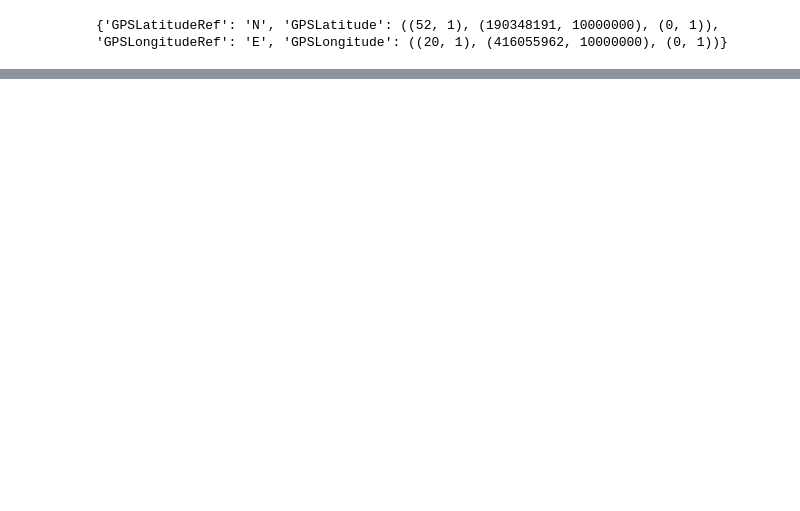
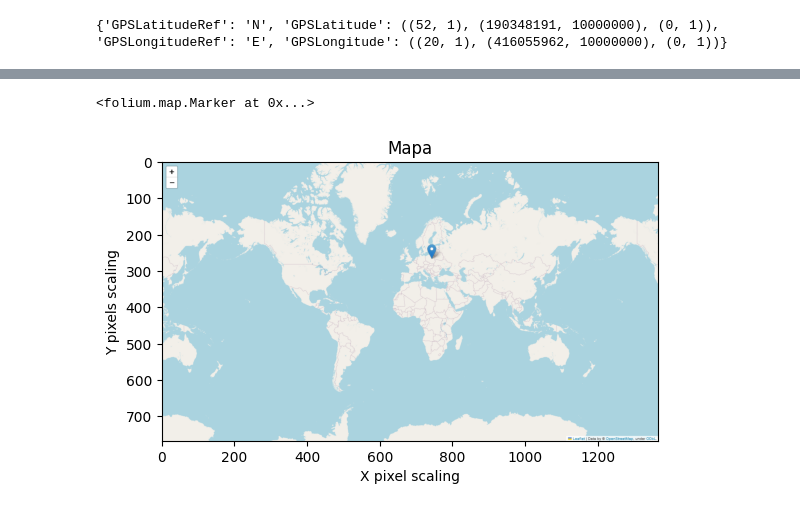
Before and after one commit to s17009/Trash, a Jupyter notebook: Trash.ipynb, the cells around one changed output, grey strips where cells are left out. Drawn from its saved outputs; the diff is of its cells as text; code cells hidden in the pictures; blank space fills up the shorter version.

```diff
--- a/Trash.ipynb
+++ b/Trash.ipynb
@@ -164,0 +186,9 @@ print(str(exif_dict['GPS'].get('GPSLongitude')[0][0])+" "+str(exif_dict['GPS'].g
+# %%
+# import the library
+import folium
+
+# Make an empty map
+m = folium.Map(location=[20,0], tiles="OpenStreetMap", zoom_start=2)
+
+# Show the map
+m
@@ -164,0 +197,23 @@ print(str(exif_dict['GPS'].get('GPSLongitude')[0][0])+" "+str(exif_dict['GPS'].g
+# %%
+folium.Marker(location=[lat, long],).add_to(m)
+# %% [output]
+<folium.map.Marker at 0x...>
+# %%
+import io
+from PIL import Image
+
+img_data = m._to_png(5)
+img = Image.open(io.BytesIO(img_data))
+img.save('image.png')
+# %%
+from matplotlib import pyplot as plt
+from matplotlib import image as mpimg
+
+plt.title("Mapa")
+plt.xlabel("X pixel scaling")
+plt.ylabel("Y pixels scaling")
+
+plt.imshow(img)
+plt.show()
+# %% [output]
+[figure, added]
```
Also changed, not shown: parts of 4 cells of this notebook.
